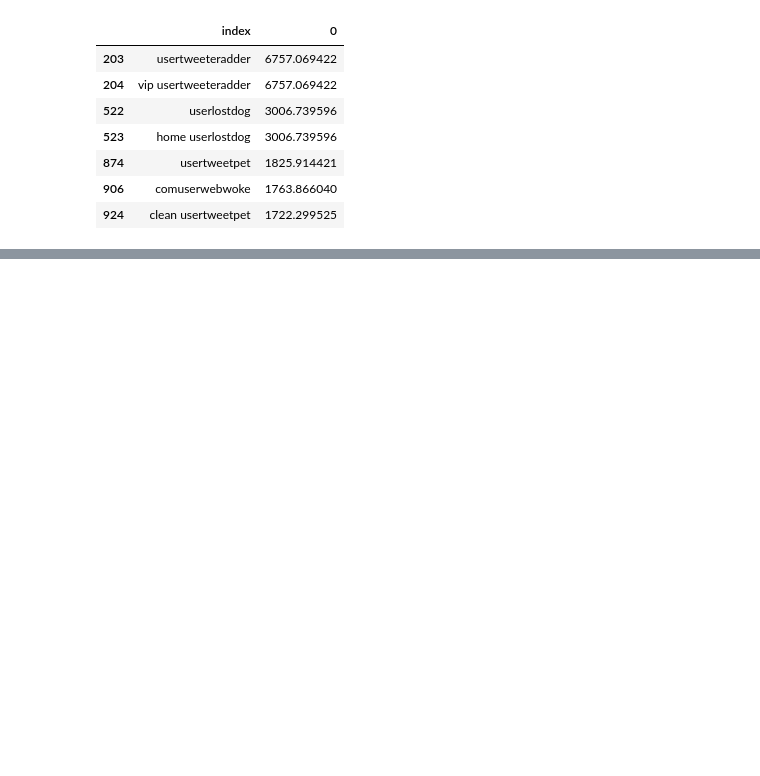
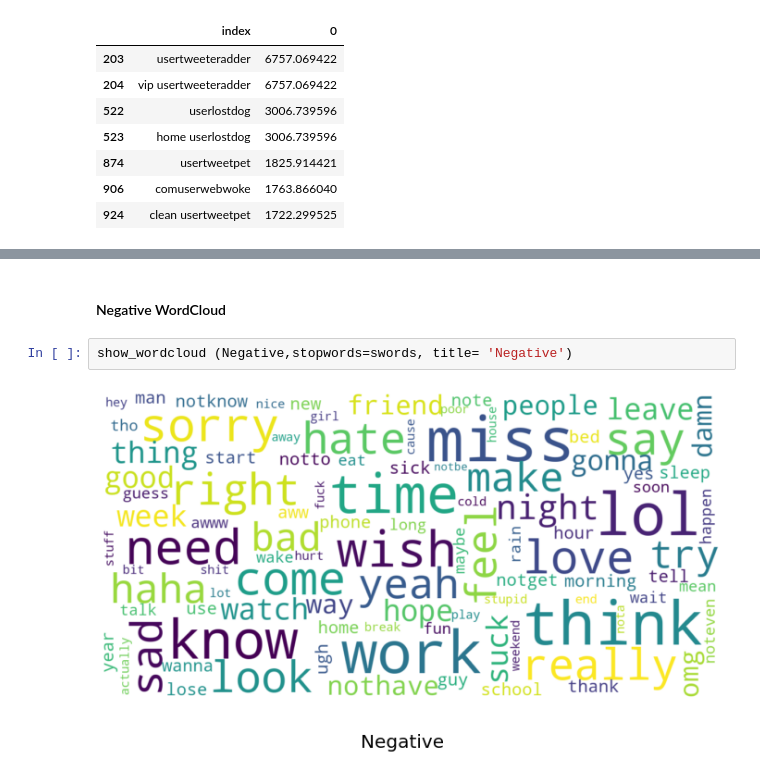
Before and after one commit to Mustafa-omer-mohammed/Tweets-Sentiment-Analysis-Binary-Classification-Problem, a Jupyter notebook: textual analysis.ipynb, the cells around one changed output, grey strips where cells are left out. Cells and saved outputs as stored; diff of their text form; blank space fills up the shorter version.

```diff
--- a/textual analysis.ipynb
+++ b/textual analysis.ipynb
@@ -425,0 +452,6 @@ sorted_freq[sorted_freq['index'].str.contains("user")]
+# %% [markdown]
+#### Negative WordCloud
+# %%
+show_wordcloud (Negative,stopwords=swords, title= 'Negative')
+# %% [output]
+[figure, added]
```
Also changed, not shown: parts of 6 cells of this notebook.
